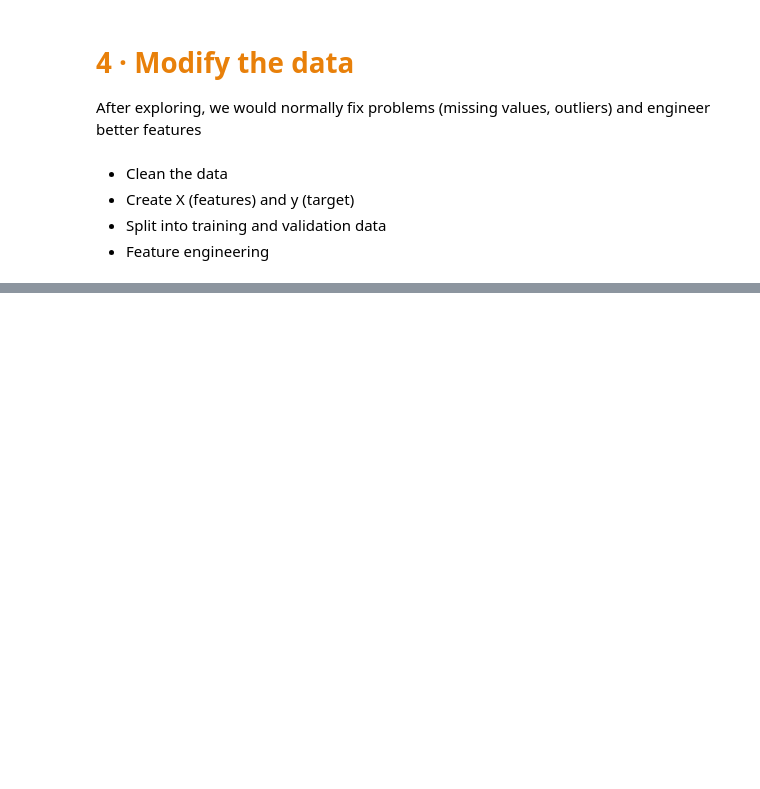
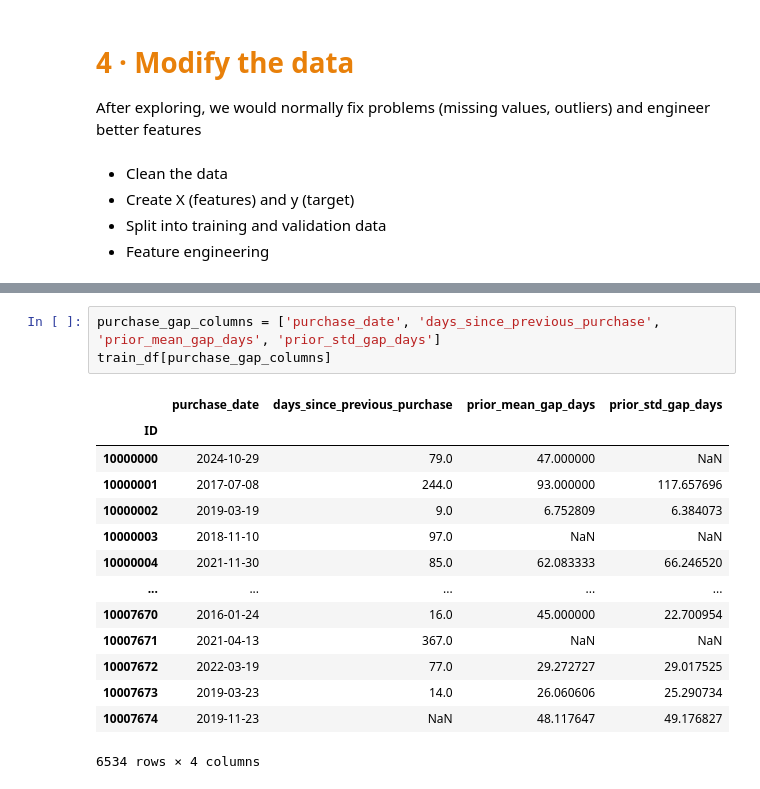
Before and after one commit to saradfalves/ML_Group_09, a Jupyter notebook: notebooks/exploring_and_modifying.ipynb, the cells around one changed output, grey strips where cells are left out. Drawn from its saved outputs; the diff is of its cells as text; blank space fills up the shorter version.

```diff
--- a/notebooks/exploring_and_modifying.ipynb
+++ b/notebooks/exploring_and_modifying.ipynb
@@ -309,0 +397,18 @@ outliers) and engineer better features
+# %%
+purchase_gap_columns = ['purchase_date', 'days_since_previous_purchase', 'prior_mean_gap_days', 'prior_std_gap_days']
+train_df[purchase_gap_columns]
+# %% [output]
+|  | purchase_date | days_since_previous_purchase | prior_mean_gap_days | prior_std_gap_days |
+| ID |  |  |  |  |
+| 10000000 | 2024-10-29 | 79.0 | 47.000000 | NaN |
+| 10000001 | 2017-07-08 | 244.0 | 93.000000 | 117.657696 |
+| 10000002 | 2019-03-19 | 9.0 | 6.752809 | 6.384073 |
+| 10000003 | 2018-11-10 | 97.0 | NaN | NaN |
+| 10000004 | 2021-11-30 | 85.0 | 62.083333 | 66.246520 |
+| ... | ... | ... | ... | ... |
+| 10007670 | 2016-01-24 | 16.0 | 45.000000 | 22.700954 |
+| 10007671 | 2021-04-13 | 367.0 | NaN | NaN |
+| 10007672 | 2022-03-19 | 77.0 | 29.272727 | 29.017525 |
+| 10007673 | 2019-03-23 | 14.0 | 26.060606 | 25.290734 |
+| 10007674 | 2019-11-23 | NaN | 48.117647 | 49.176827 |
+6534 rows × 4 columns
```
Also changed, not shown: parts of 7 cells of this notebook.
